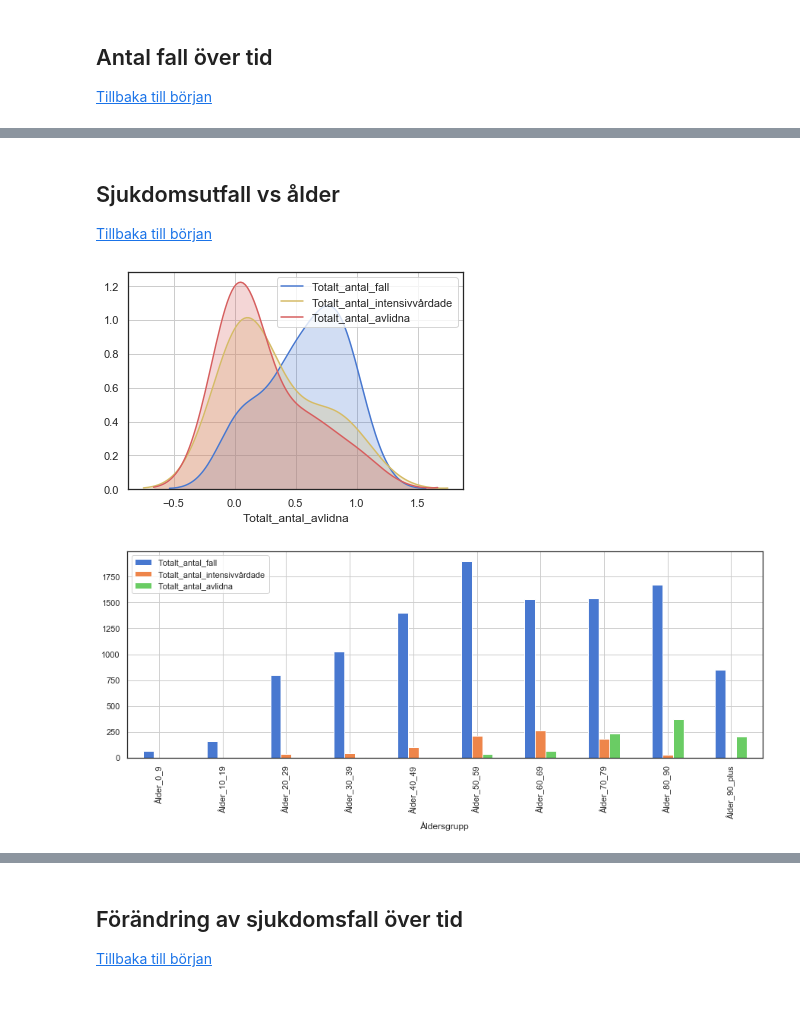
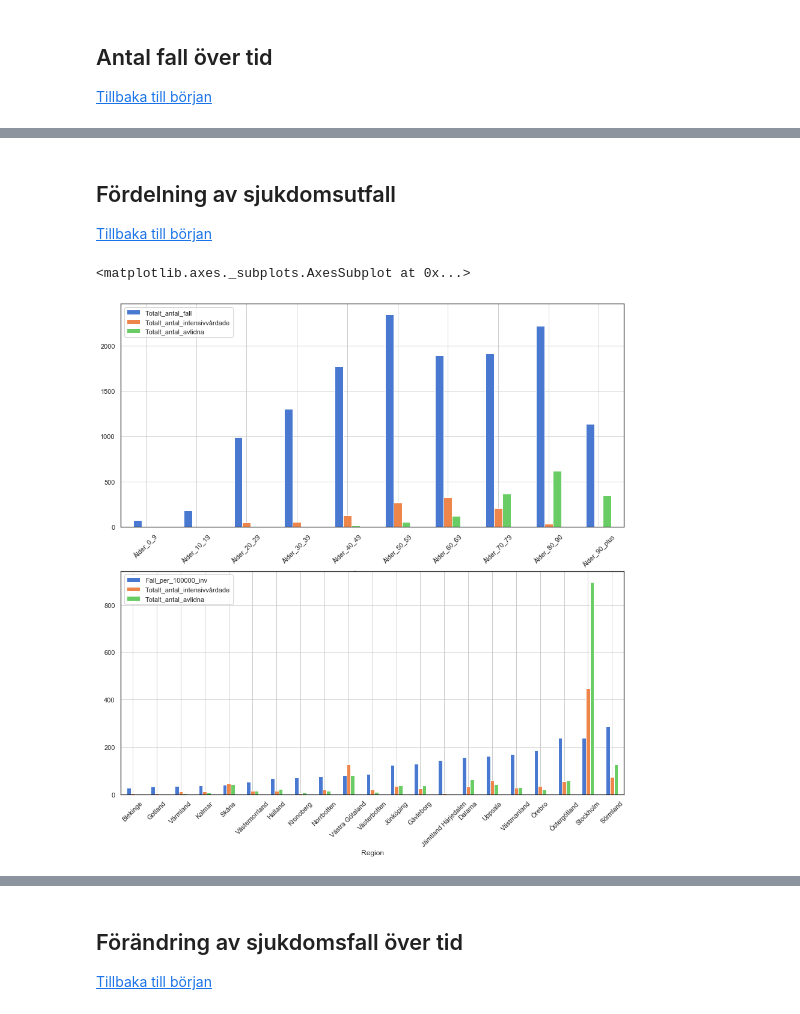
Before and after one commit to Frallmeister/covid19, a Jupyter notebook: corona_notebook.ipynb, the cells around one changed output, grey strips where cells are left out. Cells and saved outputs as stored; diff of their text form; code cells hidden in the pictures.

```diff
--- a/corona_notebook.ipynb
+++ b/corona_notebook.ipynb
@@ -38,24 +86,25 @@ Text(0.06, 0.5, 'Number of cases')
 # %% [markdown]
 <a id='sjukdomsutfall'></a>
-## Sjukdomsutfall vs ålder
+## Fördelning av sjukdomsutfall
 
 [Tillbaka till början](#top)
 # %%
 import seaborn as sns
 sns.set(style="white", palette="muted", color_codes=True)
 
 df_age = pd.read_excel("Folkhalsomyndigheten_Covid19.xlsx", sheet_name=5)
 df_age = df_age.iloc[:-1]
 df_age.set_index('Åldersgrupp', inplace=True)
 
-sns.distplot(df_age['Totalt_antal_fall']/df_age['Totalt_antal_fall'].max(), hist=False, color="b", kde_kws={"shade": True}, label='Totalt_antal_fall')
-sns.distplot(df_age['Totalt_antal_intensivvårdade']/df_age['Totalt_antal_intensivvårdade'].max(), hist=False, color="y", kde_kws={"shade": True}, label='Totalt_antal_intensivvårdade')
-sns.distplot(df_age['Totalt_antal_avlidna']/df_age['Totalt_antal_avlidna'].max(), hist=False, color="r", kde_kws={"shade": True}, label='Totalt_antal_avlidna')
-plt.grid()
 
-fig, ax = plt.subplots(nrows=1, ncols=1, figsize=(15,5))
 
-p = df_age.plot(kind='bar', grid=True, ax=ax)
+fig, (ax1, ax2) = plt.subplots(nrows=2, ncols=1, figsize=(15,15))
+
+p = df_age.plot(kind='bar', grid=True, ax=ax1, rot=45)
+
+df_region = pd.read_excel("Folkhalsomyndigheten_Covid19.xlsx", sheet_name=3)
+df_region.set_index('Region', inplace=True)
+df_region.drop('Totalt_antal_fall', axis=1).sort_values(by=['Fall_per_100000_inv']).plot(kind='bar', grid=True, ax=ax2, rot=45)
 # %% [output]
+<matplotlib.axes._subplots.AxesSubplot at 0x...>
-[figure, old version]
+[figure, new version]
-[figure, removed]
```
Also changed, not shown: parts of 6 cells of this notebook.
